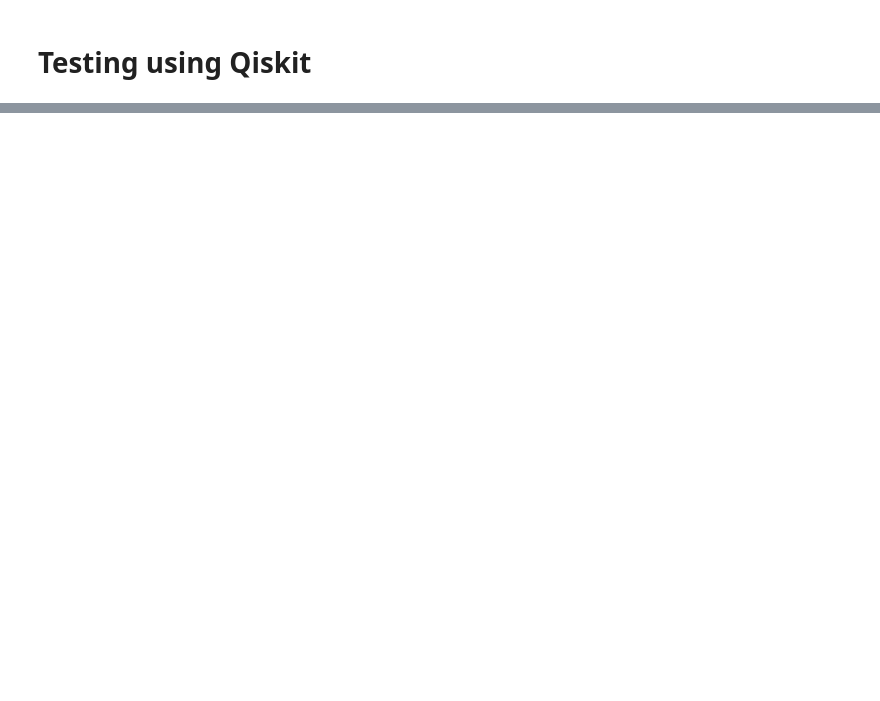
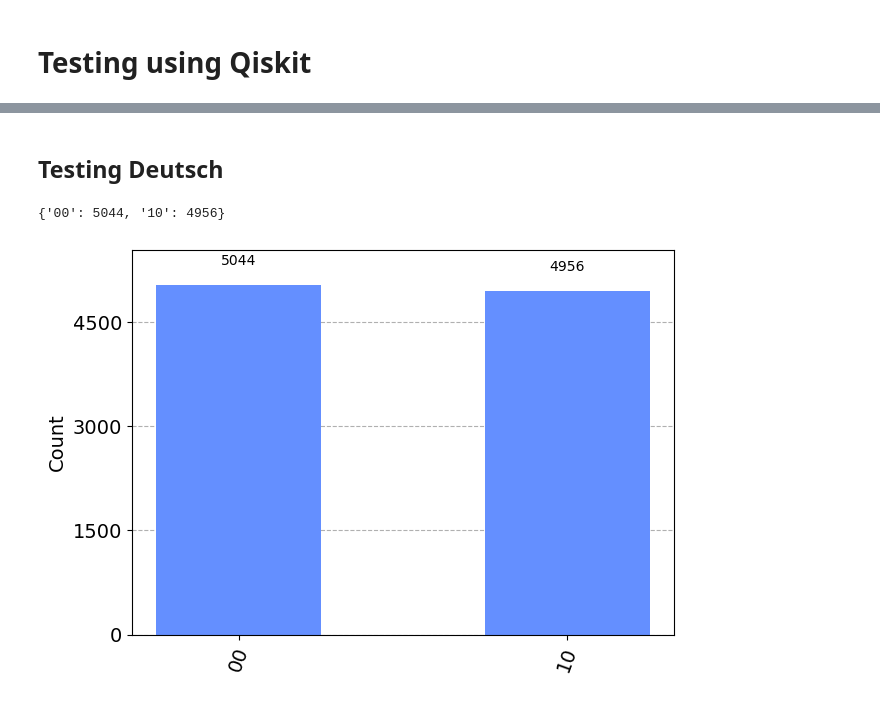
Before and after one commit to FarrellMinette/QuantumComputing, a Jupyter notebook: 1_assignment.ipynb, the cells around one changed output, grey strips where cells are left out. Drawn from its saved outputs; the diff is of its cells as text; code cells hidden in the pictures; blank space fills up the shorter version.

```diff
--- a/1_assignment.ipynb
+++ b/1_assignment.ipynb
@@ -183,0 +244,40 @@ plot_histogram(counts)
+# %% [markdown]
+## Testing Deutsch
+# %%
+from qiskit import QuantumCircuit, Aer, transpile, execute
+from qiskit.quantum_info import Operator
+import numpy as np
+
+# Create a quantum circuit with two qubits
+qc = QuantumCircuit(2)
+
+# Define a custom 2x2 unitary matrix
+custom_unitary_matrix = np.array([[1.0, 0.0],
+                                  [0.0, 1.0]], dtype=complex)
+
+# Add a custom unitary gate to the circuit
+custom_unitary_gate = Operator(custom_unitary_matrix)
+
+# X1 H0 H1 U01 H0
+qc.x(1)
+qc.h(0)
+qc.h(1)
+qc.unitary(custom_unitary_gate, [0], label='U01')
+qc.h(0)
+
+# Measure the qubits
+qc.measure_all()
+
+simulator = Aer.get_backend('qasm_simulator')
+compiled_circuit = transpile(qc, simulator)
+job = execute(compiled_circuit, simulator, shots=10000)
+result = job.result()
+counts = result.get_counts()
+
+print(counts)
+
+# Create a histogram of measurement outcomes
+plot_histogram(counts)
+# %% [output]
+{'00': 5044, '10': 4956}
+[figure, added]
```
Also changed, not shown: parts of 11 cells of this notebook, 8 other files.
